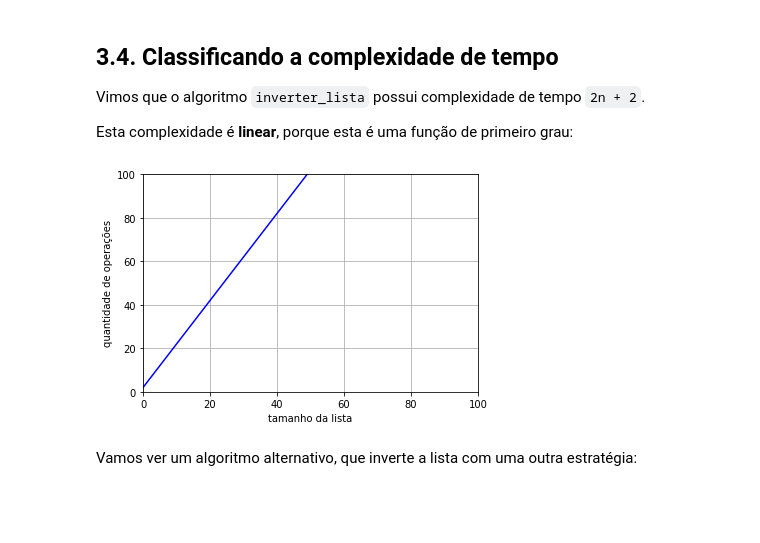
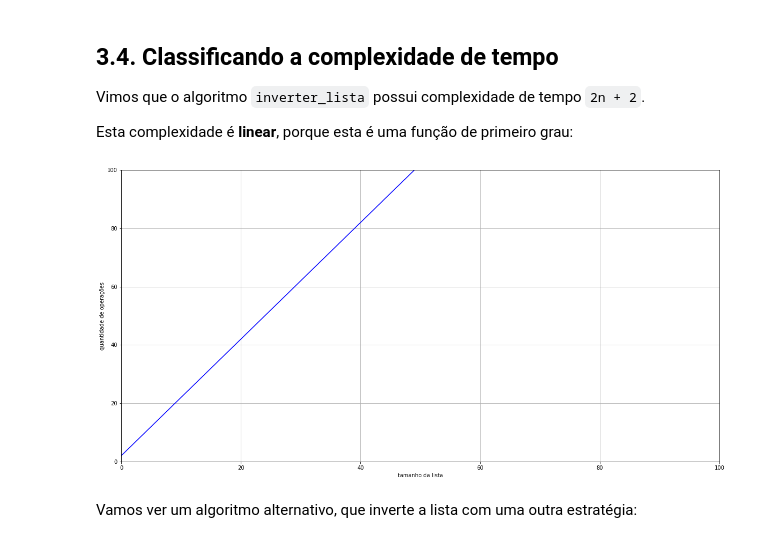
Before and after one commit to rafael84/complexidade-algoritmos, a Jupyter notebook: Complexidade_de_Algoritmos.ipynb, the cells around one changed output. Cells and saved outputs as stored; diff of their text form; code cells hidden in the pictures; blank space fills up the shorter version.

```diff
--- a/Complexidade_de_Algoritmos.ipynb
+++ b/Complexidade_de_Algoritmos.ipynb
@@ -118,19 +118,21 @@ Esta complexidade é **linear**, porque esta é uma função de primeiro grau:
 # %%
 %matplotlib inline
 
 import numpy as np
 import matplotlib.pyplot as plt
+
+plt.rcParams['figure.figsize'] = [20, 10]
 
 n = np.linspace(0, 100)
 plt.xlim(0, 100)
 plt.ylim(0, 100)
 plt.xlabel("tamanho da lista")
 plt.ylabel("quantidade de operações")
 plt.grid(True)
 plt.plot(n, 2*n + 2, color="blue")
 plt.show()
 # %% [output]
-[figure, old version]
+[figure, new version]
 # %% [markdown]
 Vamos ver um algoritmo alternativo, que inverte a lista com uma outra estratégia:
 # %%
```
Also changed, not shown: parts of 7 cells of this notebook.
